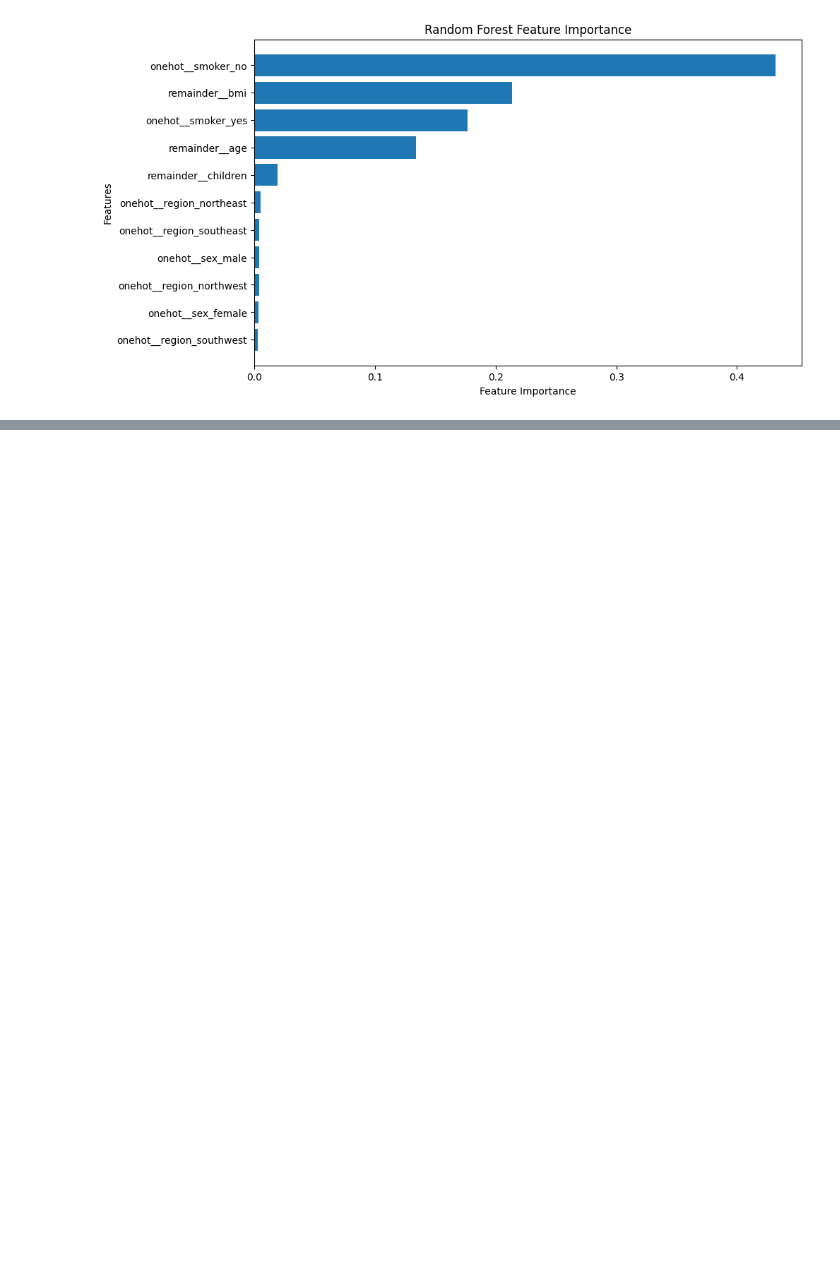
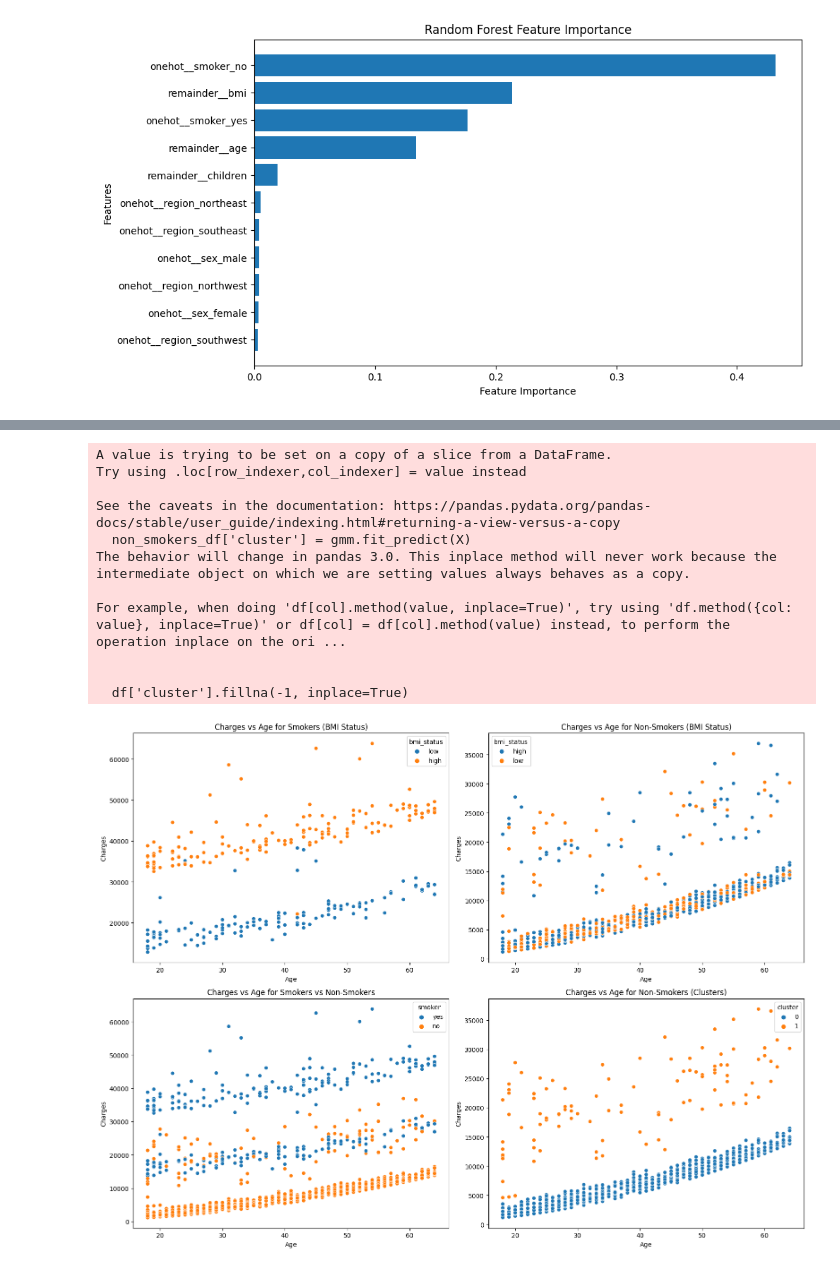
Before and after one commit to mukherjeesrijit/data-science-projects, a Jupyter notebook: us-medical-insurance-project.ipynb, the cells around one changed output, grey strips where cells are left out. Cells and saved outputs as stored; diff of their text form; code cells hidden in the pictures; blank space fills up the shorter version.

```diff
--- a/us-medical-insurance-project.ipynb
+++ b/us-medical-insurance-project.ipynb
@@ -398,0 +458,75 @@ If your BMI is 30.0 or higher, it falls within the obese range.
+# %%
+import pandas as pd
+import numpy as np
+import seaborn as sns
+import matplotlib.pyplot as plt
+from sklearn.mixture import GaussianMixture
+
+# Create a new column 'bmi_status'
+df['bmi_status'] = df['bmi'].apply(lambda x: 'high' if x >= 29.97 else 'low')
+
+# Filter data for smokers and non-smokers
+smokers_df = df[df['smoker'] == 'yes']
+non_smokers_df = df[df['smoker'] == 'no']
+
+# Suppress the FutureWarning from modules
+import warnings
+warnings.filterwarnings("ignore", category=FutureWarning, module="GaussianMixture")
+
+# Select features for clustering (age and charges)
+X = non_smokers_df[['age', 'charges']]
+
+# Initialize GaussianMixture with 2 components
+gmm = GaussianMixture(n_components=2, random_state=42)
+
+# Fit the model and predict cluster labels
+non_smokers_df['cluster'] = gmm.fit_predict(X)
+
+# Merge cluster info back into the main DataFrame
+df = df.merge(non_smokers_df[['age', 'charges', 'cluster']], on=['age', 'charges'], how='left')
+
+# Fill NaN values in the cluster column (for smokers) with a default cluster, e.g., -1
+df['cluster'].fillna(-1, inplace=True)
+
+# Create subplots
+fig, axes = plt.subplots(2, 2, figsize=(16, 12))
+
+# Plot for smokers with BMI status
+sns.scatterplot(x='age', y='charges', hue='bmi_status', data=smokers_df, ax=axes[0, 0])
+axes[0, 0].set_title('Charges vs Age for Smokers (BMI Status)')
+axes[0, 0].set_xlabel('Age')
+axes[0, 0].set_ylabel('Charges')
+
+# Plot for non-smokers with BMI status
+sns.scatterplot(x='age', y='charges', hue='bmi_status', data=non_smokers_df, ax=axes[0, 1])
+axes[0, 1].set_title('Charges vs Age for Non-Smokers (BMI Status)')
+axes[0, 1].set_xlabel('Age')
+axes[0, 1].set_ylabel('Charges')
+
+# Plot for smokers
+sns.scatterplot(x='age', y='charges', hue='smoker', data=df, ax=axes[1, 0])
+axes[1, 0].set_title('Charges vs Age for Smokers vs Non-Smokers')
+axes[1, 0].set_xlabel('Age')
+axes[1, 0].set_ylabel('Charges')
+
+# Plot for non-smokers with cluster
+sns.scatterplot(x='age', y='charges', hue='cluster', data=non_smokers_df, ax=axes[1, 1])
+axes[1, 1].set_title('Charges vs Age for Non-Smokers (Clusters)')
+axes[1, 1].set_xlabel('Age')
+axes[1, 1].set_ylabel('Charges')
+
+plt.tight_layout()
+plt.show()
+# %% [output]
+A value is trying to be set on a copy of a slice from a DataFrame.
+Try using .loc[row_indexer,col_indexer] = value instead
+
+See the caveats in the documentation: https://pandas.pydata.org/pandas-docs/stable/user_guide/indexing.html#returning-a-view-versus-a-copy
+  non_smokers_df['cluster'] = gmm.fit_predict(X)
+The behavior will change in pandas 3.0. This inplace method will never work because the intermediate object on which we are setting values always behaves as a copy.
+
+For example, when doing 'df[col].method(value, inplace=True)', try using 'df.method({col: value}, inplace=True)' or df[col] = df[col].method(value) instead, to perform the operation inplace on the ori ...
+
+
+  df['cluster'].fillna(-1, inplace=True)
+[figure, added]
```
Also changed, not shown: parts of 16 cells of this notebook.
